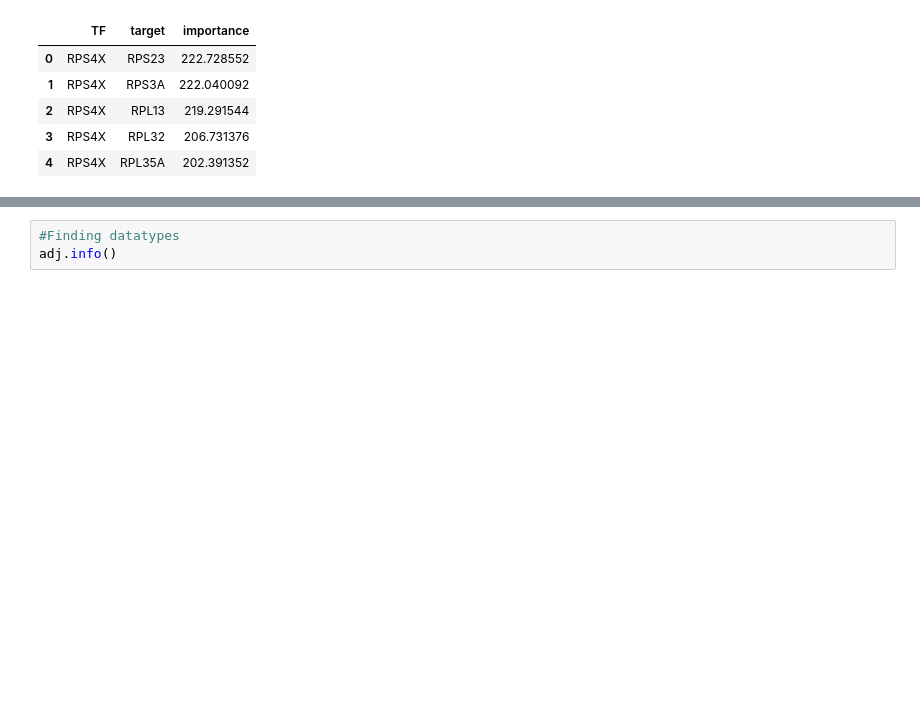
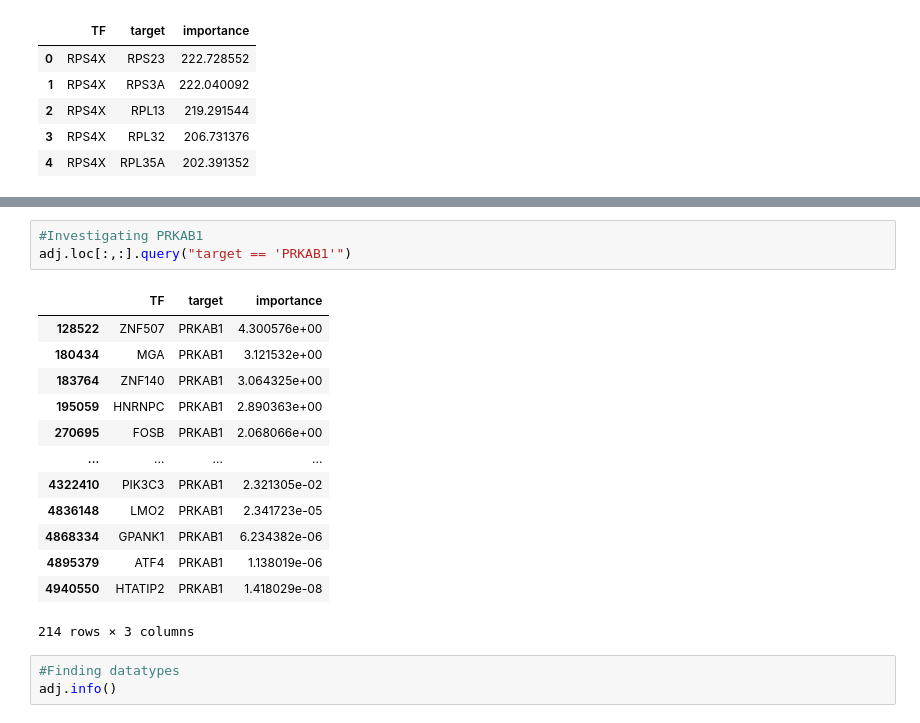
Before and after one commit to carlos-a-enriquez/dask_k8s, a Jupyter notebook: PBMC_project/PBMC10k_SCENIC_short-version.ipynb, the cells around one changed output, grey strips where cells are left out. Drawn from its saved outputs; the diff is of its cells as text; blank space fills up the shorter version.

```diff
--- a/PBMC_project/PBMC10k_SCENIC_short-version.ipynb
+++ b/PBMC_project/PBMC10k_SCENIC_short-version.ipynb
@@ -849,3 +832,20 @@ adj.head()
+# %%
+#Investigating PRKAB1
+adj.loc[:,:].query("target == 'PRKAB1'")
+# %% [output]
+|  | TF | target | importance |
+| 128522 | ZNF507 | PRKAB1 | 4.300576e+00 |
+| 180434 | MGA | PRKAB1 | 3.121532e+00 |
+| 183764 | ZNF140 | PRKAB1 | 3.064325e+00 |
+| 195059 | HNRNPC | PRKAB1 | 2.890363e+00 |
+| 270695 | FOSB | PRKAB1 | 2.068066e+00 |
+| ... | ... | ... | ... |
+| 4322410 | PIK3C3 | PRKAB1 | 2.321305e-02 |
+| 4836148 | LMO2 | PRKAB1 | 2.341723e-05 |
+| 4868334 | GPANK1 | PRKAB1 | 6.234382e-06 |
+| 4895379 | ATF4 | PRKAB1 | 1.138019e-06 |
+| 4940550 | HTATIP2 | PRKAB1 | 1.418029e-08 |
+214 rows × 3 columns
 # %%
 #Finding datatypes
 adj.info()
```
Also changed, not shown: parts of 34 cells of this notebook.
